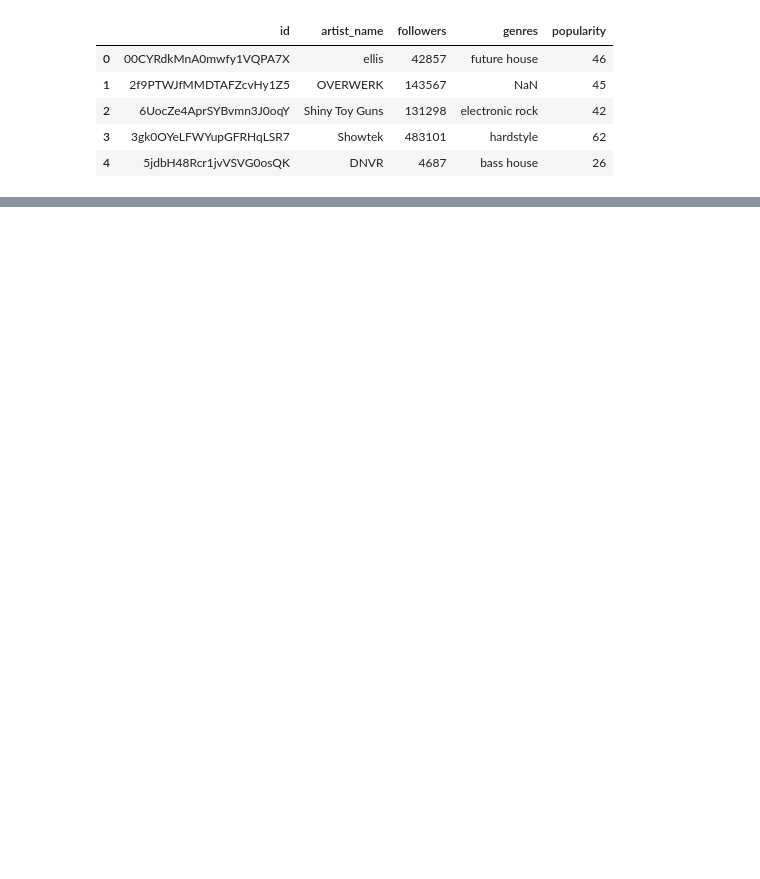
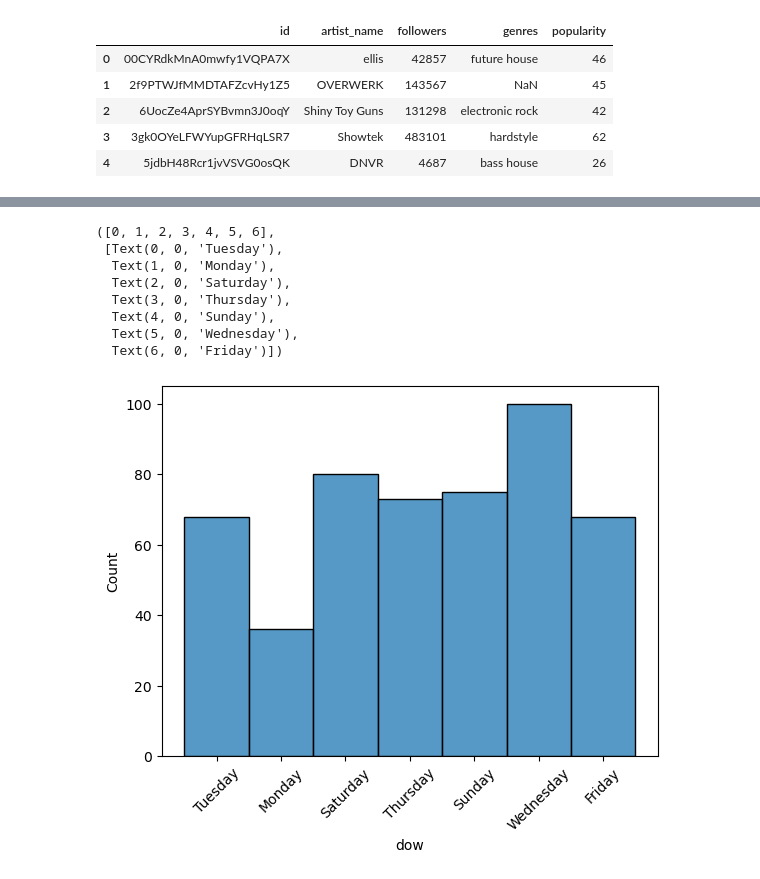
Before and after one commit to jacqhorizon/spotify-data-analysis, a Jupyter notebook: analysis.ipynb, the cells around one changed output, grey strips where cells are left out. Drawn from its saved outputs; the diff is of its cells as text; code cells hidden in the pictures; blank space fills up the shorter version.

Commit message:
data cleaning and stuff

```diff
--- a/analysis.ipynb
+++ b/analysis.ipynb
@@ -21,3 +23,22 @@ artists_df.head()
 | 2 | 6UocZe4AprSYBvmn3J0oqY | Shiny Toy Guns | 131298 | electronic rock | 42 |
 | 3 | 3gk0OYeLFWYupGFRHqLSR7 | Showtek | 483101 | hardstyle | 62 |
 | 4 | 5jdbH48Rcr1jvVSVG0osQK | DNVR | 4687 | bass house | 26 |
+# %%
+# Convert added at into date, time, and day of week
+tracks_df['added_at'] = pd.to_datetime(tracks_df['added_at'])
+tracks_df['added_at_date'] = tracks_df['added_at'].dt.date
+tracks_df['added_at_time'] = tracks_df['added_at'].dt.time
+tracks_df['added_at_dow'] = tracks_df['added_at'].dt.day_name()
+
+# Convert release date into date
+tracks_df['album_release_date'] = pd.to_datetime(tracks_df['album_release_date'], format='mixed')
+tracks_df['release_year'] = tracks_df['album_release_date'].dt.year
+
+# merge
+artists_df= artists_df.rename(columns={'id': 'artist_id'})
+merged_df = pd.merge(tracks_df, artists_df, on='artist_id')
+
+# Clean dupicate columns
+merged_df = merged_df.rename(columns={'popularity_x': 'track_popularity', 'popularity_y': 'artist_popularity', 'followers': 'artist_followers', 'artist_name_x':'artist_name'})
+merged_df.drop(columns='artist_name_y', inplace=True)
+merged_df.head()
@@ -23,0 +74,13 @@ artists_df.head()
+# %%
+sns.histplot(tracks_df['dow'])
+plt.xticks(rotation=45)
+# %% [output]
+([0, 1, 2, 3, 4, 5, 6],
+ [Text(0, 0, 'Tuesday'),
+  Text(1, 0, 'Monday'),
+  Text(2, 0, 'Saturday'),
+  Text(3, 0, 'Thursday'),
+  Text(4, 0, 'Sunday'),
+  Text(5, 0, 'Wednesday'),
+  Text(6, 0, 'Friday')])
+[figure, added]
```
Also changed, not shown: parts of 11 cells of this notebook.
